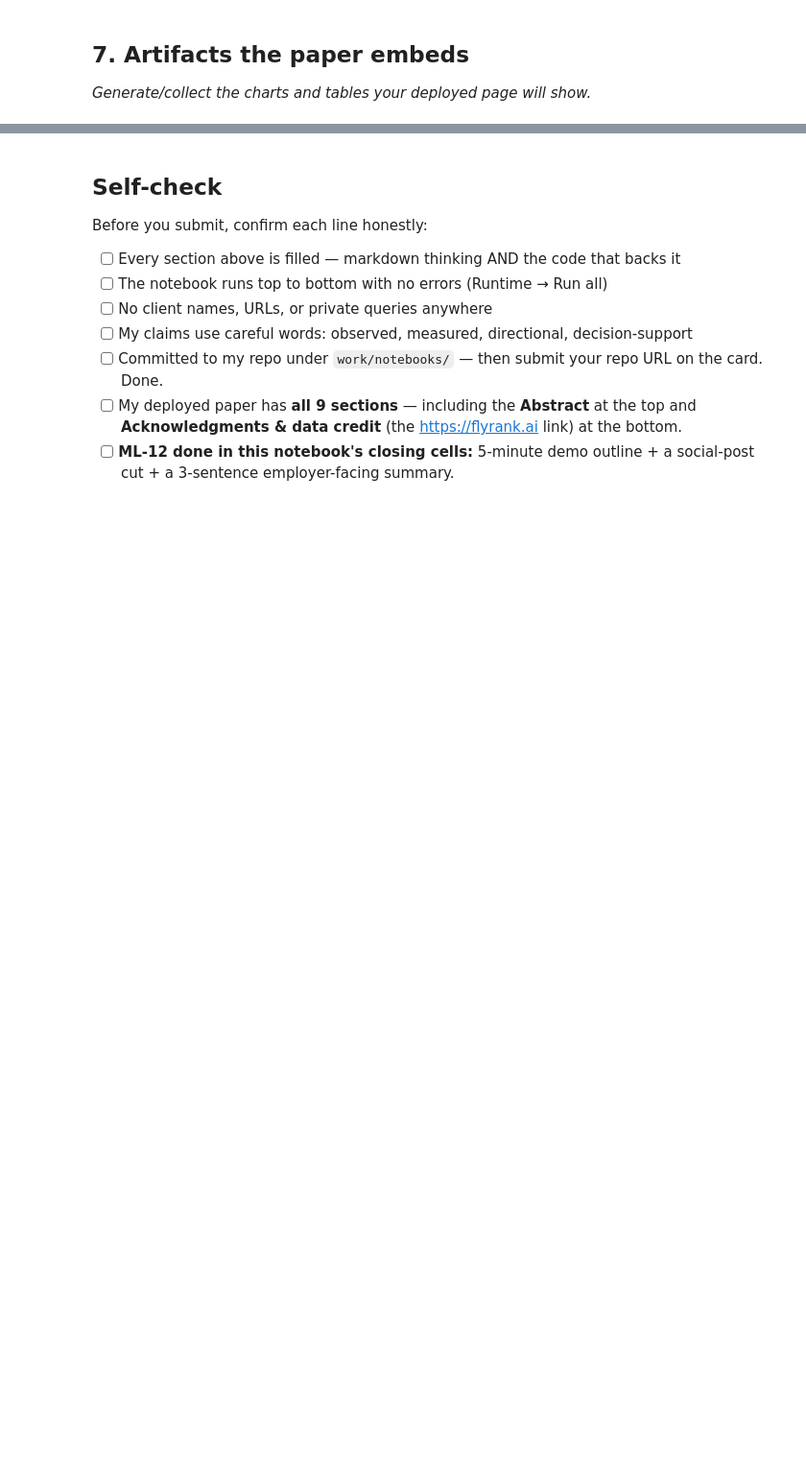
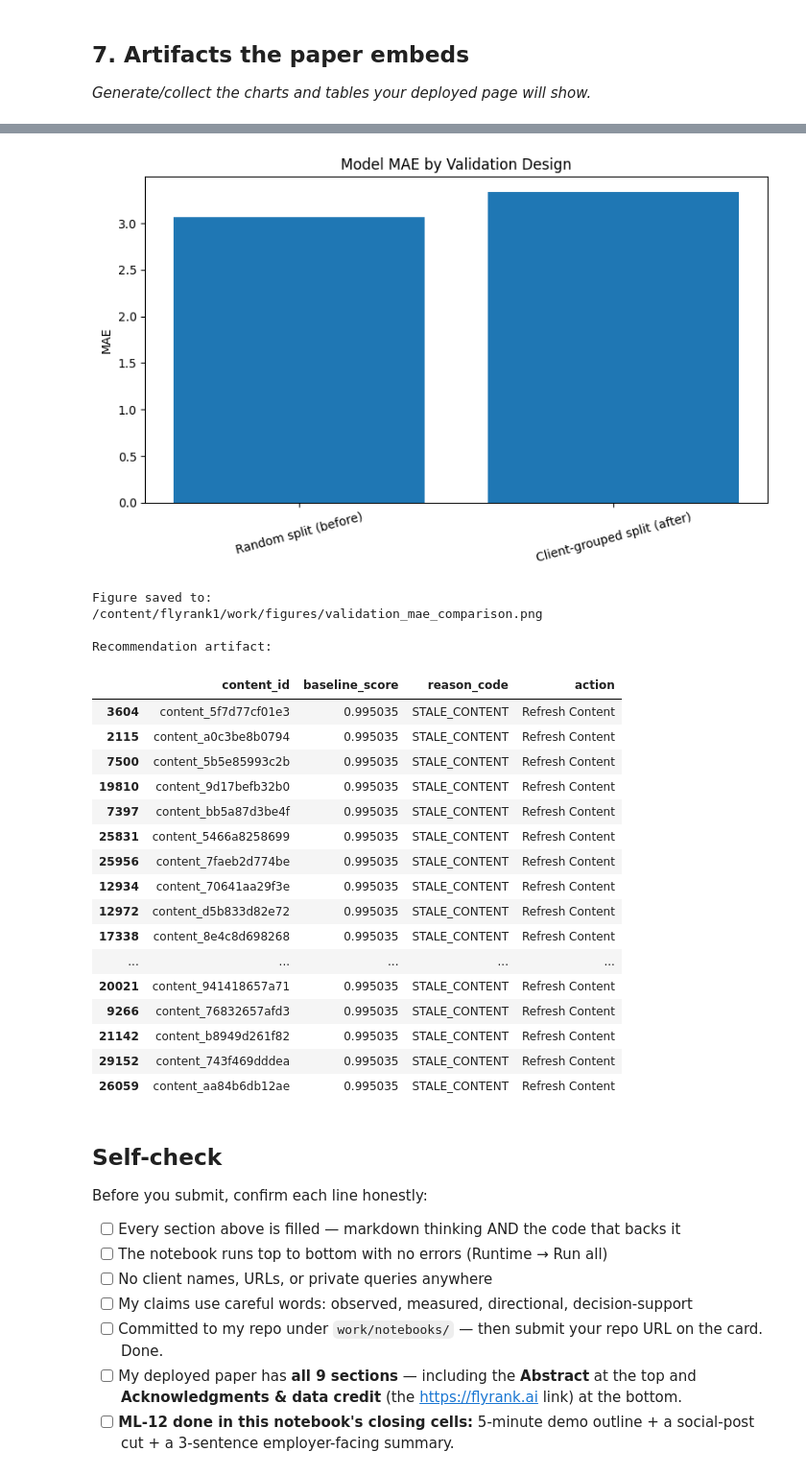
Before and after one commit to VipS-2004/flyrank1, a Jupyter notebook: work/notebooks/capstone.ipynb, the cells around one changed output, grey strips where cells are left out. Shown at 96% size. Saved outputs shown, nothing was run; the diff lists cells and outputs as text; code cells hidden in the pictures; blank space fills up the shorter version.

```diff
--- a/work/notebooks/capstone.ipynb
+++ b/work/notebooks/capstone.ipynb
@@ -37,3 +408,76 @@ This skeleton is yours to fill. Work the sections **in order** — each one has
+# %%
+import os
+import matplotlib.pyplot as plt
+
+# Create the figures directory
+figures_dir = "/content/flyrank1/work/figures"
+os.makedirs(figures_dir, exist_ok=True)
+
+# Validation results
+comparison = pd.DataFrame({
+    "Split": [
+        "Random split (before)",
+        "Client-grouped split (after)"
+    ],
+    "MAE": [
+        3.064889,
+        3.333219
+    ],
+    "R2": [
+        0.117171,
+        -0.050984
+    ]
+})
+
+# Save the validation figure
+plt.figure(figsize=(8, 5))
+plt.bar(comparison["Split"], comparison["MAE"])
+plt.ylabel("MAE")
+plt.title("Model MAE by Validation Design")
+plt.xticks(rotation=15)
+plt.tight_layout()
+
+figure_path = os.path.join(
+    figures_dir,
+    "validation_mae_comparison.png"
+)
+
+plt.savefig(figure_path, dpi=150, bbox_inches="tight")
+plt.show()
+
+print("Figure saved to:")
+print(figure_path)
+
+# Display the recommendation table used by the paper
+print("\nRecommendation artifact:")
+display(
+    queue[
+        ["content_id", "baseline_score", "reason_code", "action"]
+    ].head(20)
+)
+# %% [output]
+[figure, added]
+Figure saved to:
+/content/flyrank1/work/figures/validation_mae_comparison.png
+
+Recommendation artifact:
+|  | content_id | baseline_score | reason_code | action |
+| 3604 | content_5f7d77cf01e3 | 0.995035 | STALE_CONTENT | Refresh Content |
+| 2115 | content_a0c3be8b0794 | 0.995035 | STALE_CONTENT | Refresh Content |
+| 7500 | content_5b5e85993c2b | 0.995035 | STALE_CONTENT | Refresh Content |
+| 19810 | content_9d17befb32b0 | 0.995035 | STALE_CONTENT | Refresh Content |
+| 7397 | content_bb5a87d3be4f | 0.995035 | STALE_CONTENT | Refresh Content |
+| 25831 | content_5466a8258699 | 0.995035 | STALE_CONTENT | Refresh Content |
+| 25956 | content_7faeb2d774be | 0.995035 | STALE_CONTENT | Refresh Content |
+| 12934 | content_70641aa29f3e | 0.995035 | STALE_CONTENT | Refresh Content |
+| 12972 | content_d5b833d82e72 | 0.995035 | STALE_CONTENT | Refresh Content |
+| 17338 | content_8e4c8d698268 | 0.995035 | STALE_CONTENT | Refresh Content |
+| ... | ... | ... | ... | ... |
+| 20021 | content_941418657a71 | 0.995035 | STALE_CONTENT | Refresh Content |
+| 9266 | content_76832657afd3 | 0.995035 | STALE_CONTENT | Refresh Content |
+| 21142 | content_b8949d261f82 | 0.995035 | STALE_CONTENT | Refresh Content |
+| 29152 | content_743f469dddea | 0.995035 | STALE_CONTENT | Refresh Content |
+| 26059 | content_aa84b6db12ae | 0.995035 | STALE_CONTENT | Refresh Content |
 # %% [markdown]
 ## Self-check
 
```
Also changed, not shown: parts of 14 cells of this notebook.
